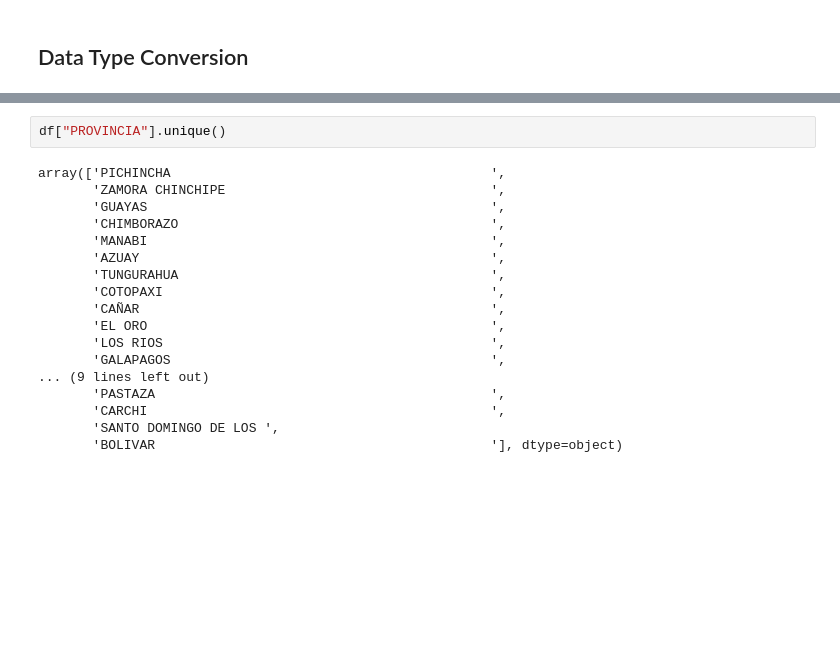
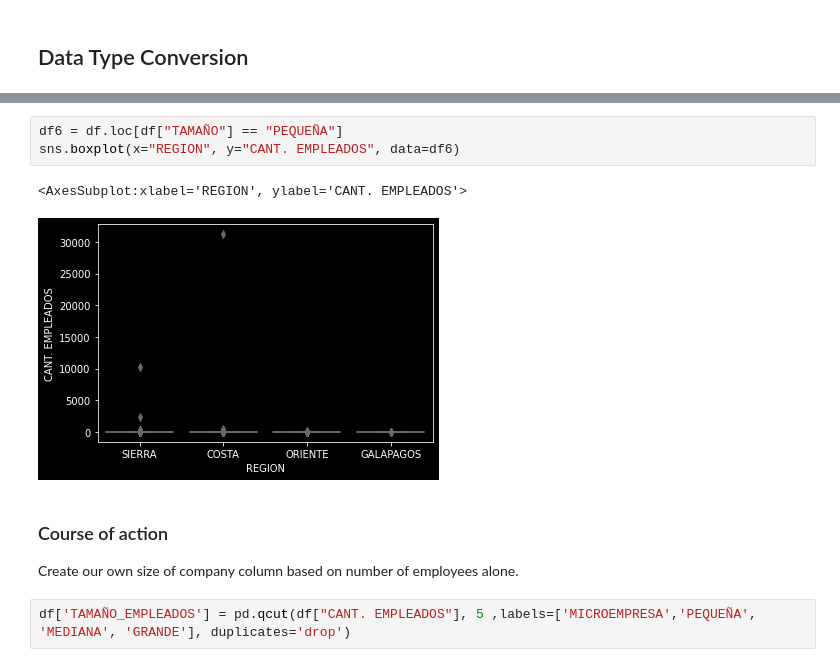
Before and after one commit to JFNebel/ecuadorian-graduates-workforce-mobility, a Jupyter notebook: ProyectoICD.ipynb, the cells around one changed output, grey strips where cells are left out. Cells and saved outputs as stored; diff of their text form; blank space fills up the shorter version.

```diff
--- a/ProyectoICD.ipynb
+++ b/ProyectoICD.ipynb
@@ -198,20 +262,13 @@ array(['SIERRA', 'ORIENTE', 'COSTA', 'GALAPAGOS'], dtype=object)
-# %%
-df["PROVINCIA"].unique()
-# %% [output]
-array(['PICHINCHA                                         ',
-       'ZAMORA CHINCHIPE                                  ',
-       'GUAYAS                                            ',
-       'CHIMBORAZO                                        ',
-       'MANABI                                            ',
-       'AZUAY                                             ',
-       'TUNGURAHUA                                        ',
-       'COTOPAXI                                          ',
-       'CAÑAR                                             ',
-       'EL ORO                                            ',
-       'LOS RIOS                                          ',
-       'GALAPAGOS                                         ',
-... (9 lines left out)
-       'PASTAZA                                           ',
-       'CARCHI                                            ',
-       'SANTO DOMINGO DE LOS ',
-       'BOLIVAR                                           '], dtype=object)
+# %%
+df6 = df.loc[df["TAMAÑO"] == "PEQUEÑA"]
+sns.boxplot(x="REGION", y="CANT. EMPLEADOS", data=df6)
+# %% [output]
+<AxesSubplot:xlabel='REGION', ylabel='CANT. EMPLEADOS'>
+[figure, added]
+# %% [markdown]
+
+
+### Course of action
+Create our own size of company column based on number of employees alone.
+# %%
+df['TAMAÑO_EMPLEADOS'] = pd.qcut(df["CANT. EMPLEADOS"], 5 ,labels=['MICROEMPRESA','PEQUEÑA', 'MEDIANA', 'GRANDE'], duplicates='drop')
```
Also changed, not shown: parts of 27 cells of this notebook.
